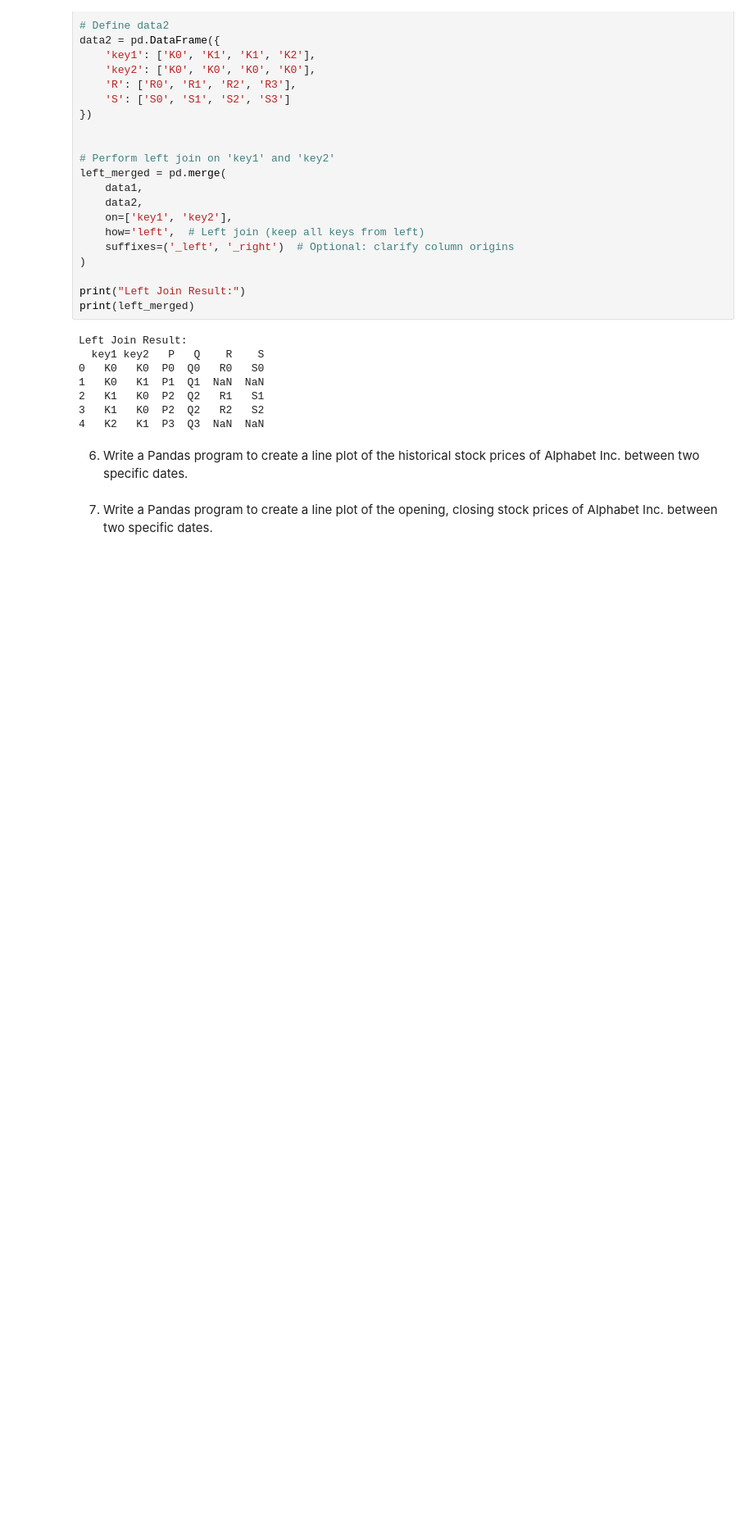
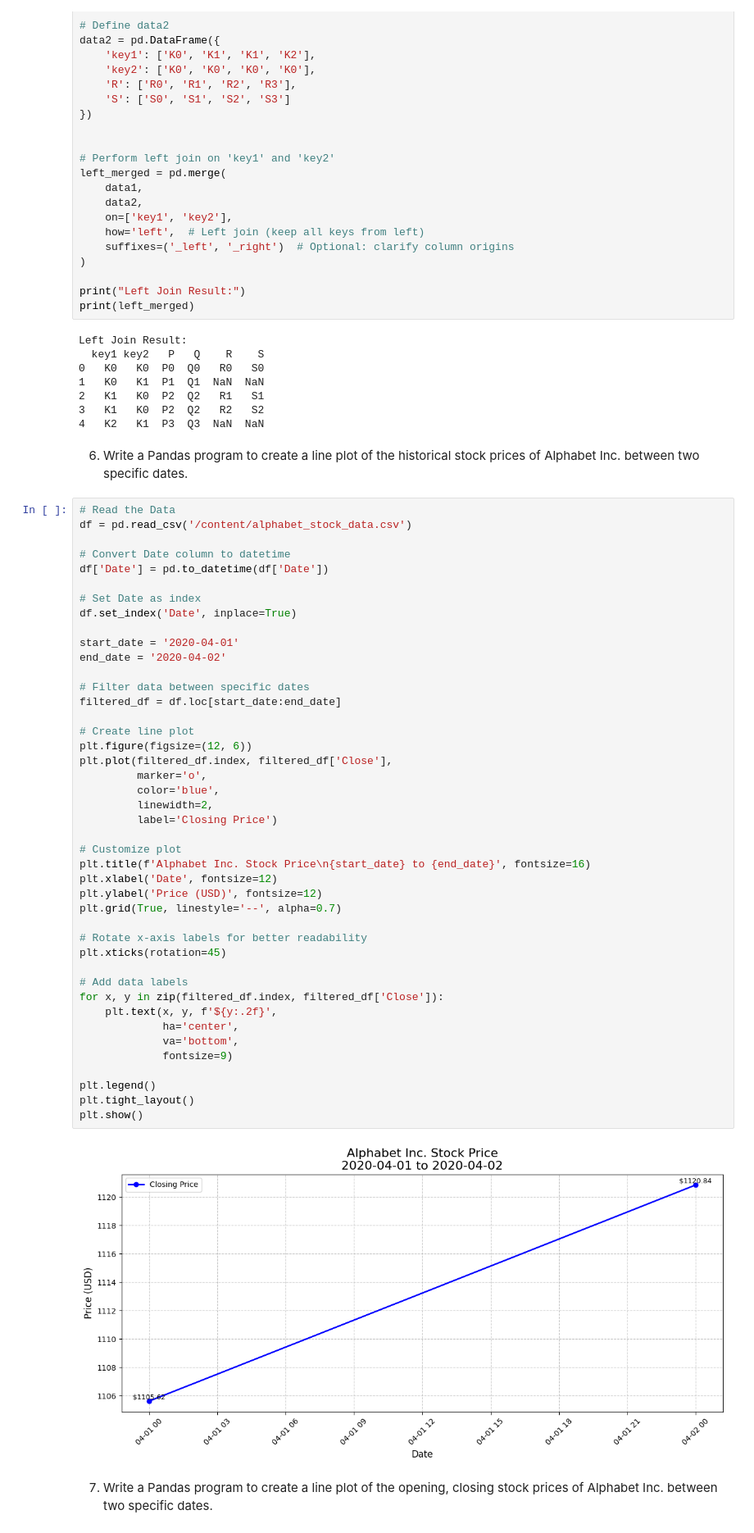
Before and after one commit to Dheer08/Master-s-Python-Assignment, a Jupyter notebook: CA 1/20056561 - Exercise 2 Pandas Data Manipulation.ipynb, the cells around one changed output. Shown: that part at 82% size. Drawn from its saved outputs; the diff is of its cells as text; blank space fills up the shorter version.

```diff
--- a/CA 1/20056561 - Exercise 2 Pandas Data Manipulation.ipynb
+++ b/CA 1/20056561 - Exercise 2 Pandas Data Manipulation.ipynb
@@ -189,6 +191,51 @@ Left Join Result:
 # %% [markdown]
 6. Write a Pandas program to create a line plot of the historical stock prices of
 Alphabet Inc. between two specific dates.
+# %%
+# Read the Data
+df = pd.read_csv('/content/alphabet_stock_data.csv')
+
+# Convert Date column to datetime
+df['Date'] = pd.to_datetime(df['Date'])
+
+# Set Date as index
+df.set_index('Date', inplace=True)
+
+start_date = '2020-04-01'
+end_date = '2020-04-02'
+
+# Filter data between specific dates
+filtered_df = df.loc[start_date:end_date]
+
+# Create line plot
+plt.figure(figsize=(12, 6))
+plt.plot(filtered_df.index, filtered_df['Close'],
+         marker='o',
+         color='blue',
+         linewidth=2,
+         label='Closing Price')
+
+# Customize plot
+plt.title(f'Alphabet Inc. Stock Price\n{start_date} to {end_date}', fontsize=16)
+plt.xlabel('Date', fontsize=12)
+plt.ylabel('Price (USD)', fontsize=12)
+plt.grid(True, linestyle='--', alpha=0.7)
+
+# Rotate x-axis labels for better readability
+plt.xticks(rotation=45)
+
+# Add data labels
+for x, y in zip(filtered_df.index, filtered_df['Close']):
+    plt.text(x, y, f'${y:.2f}',
+             ha='center',
+             va='bottom',
+             fontsize=9)
+
+plt.legend()
+plt.tight_layout()
+plt.show()
+# %% [output]
+[figure, added]
 # %% [markdown]
 7. Write a Pandas program to create a line plot of the opening, closing stock prices
 of Alphabet Inc. between two specific dates.
```
Also changed, not shown: parts of 5 cells of this notebook.
